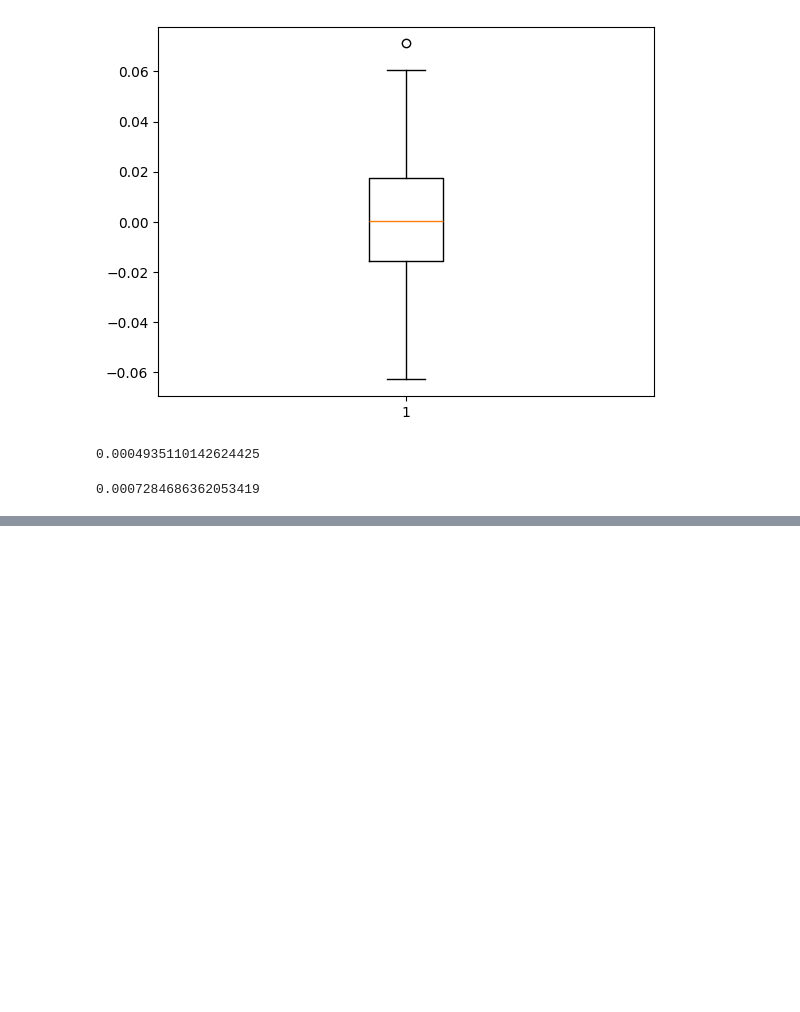
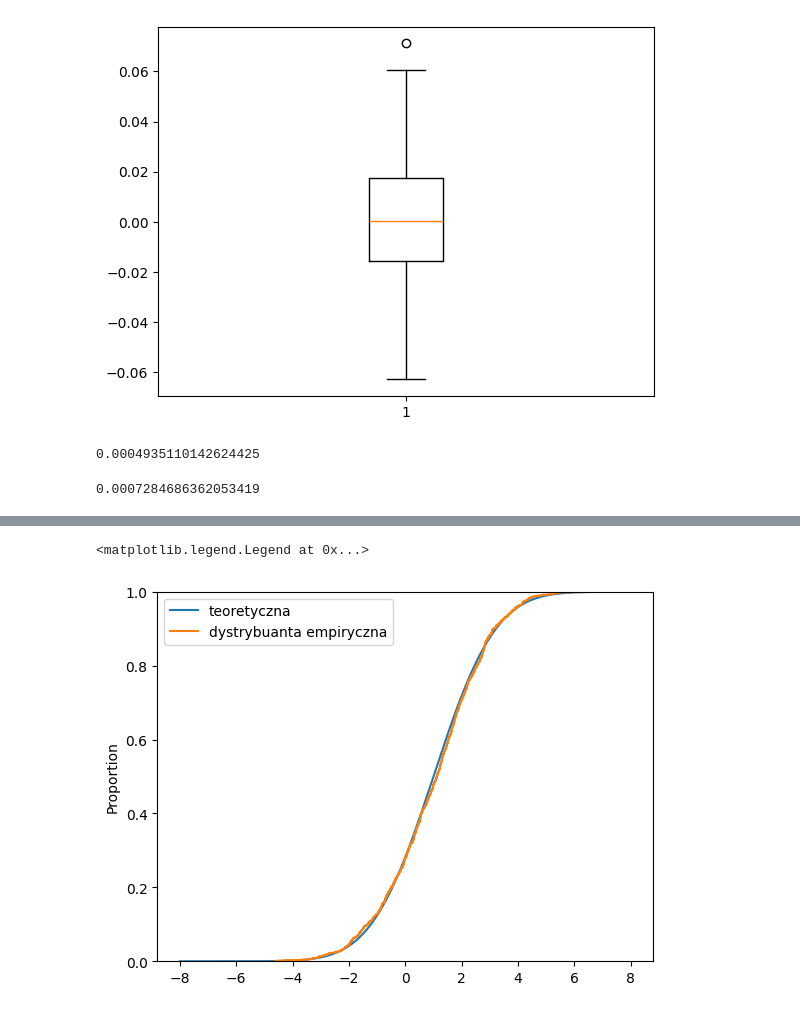
Before and after one commit to MariaNowacka/4-semestr, a Jupyter notebook: statystyka/lista4.ipynb, the cells around one changed output, grey strips where cells are left out. Cells and saved outputs as stored; diff of their text form; code cells hidden in the pictures; blank space fills up the shorter version.

```diff
--- a/statystyka/lista4.ipynb
+++ b/statystyka/lista4.ipynb
@@ -444,0 +476,8 @@ np.mean(e2s)
+# %%
+xs = np.linspace(-8,8,1000)
+plt.plot(xs, norm.cdf(xs, loc = mi, scale = np.sqrt(3/2*sigma2)), label = 'teoretyczna')
+sns.ecdfplot(data = Ts2, label = 'dystrybuanta empiryczna')
+plt.legend()
+# %% [output]
+<matplotlib.legend.Legend at 0x...>
+[figure, added]
```
Also changed, not shown: parts of 9 cells of this notebook.
